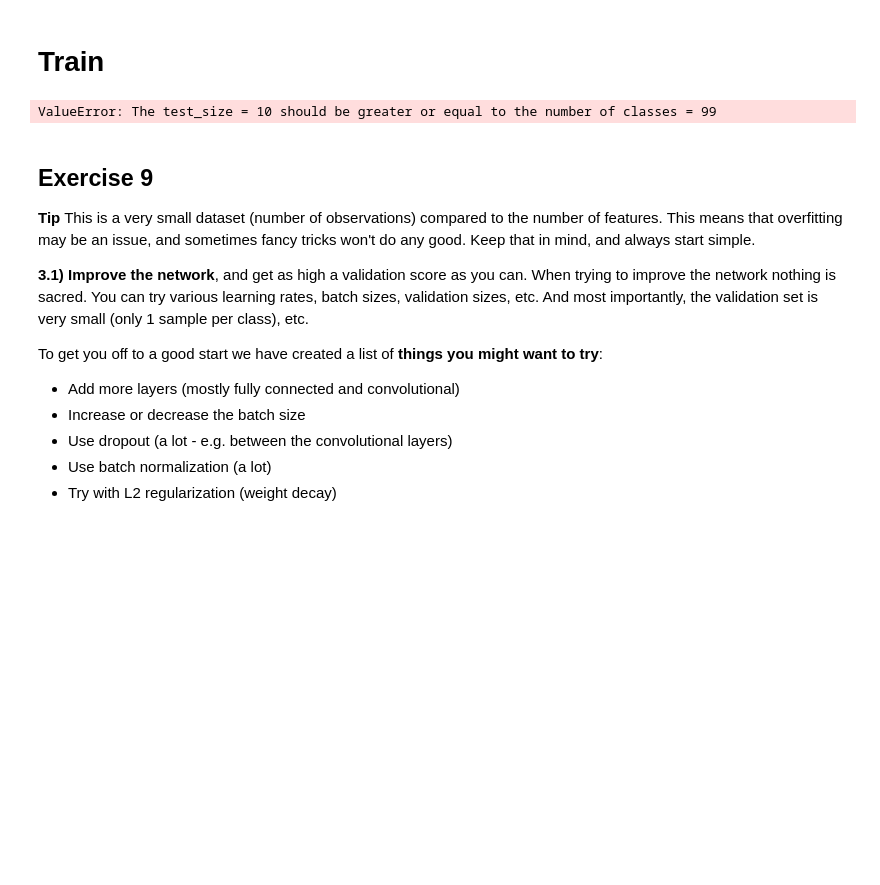
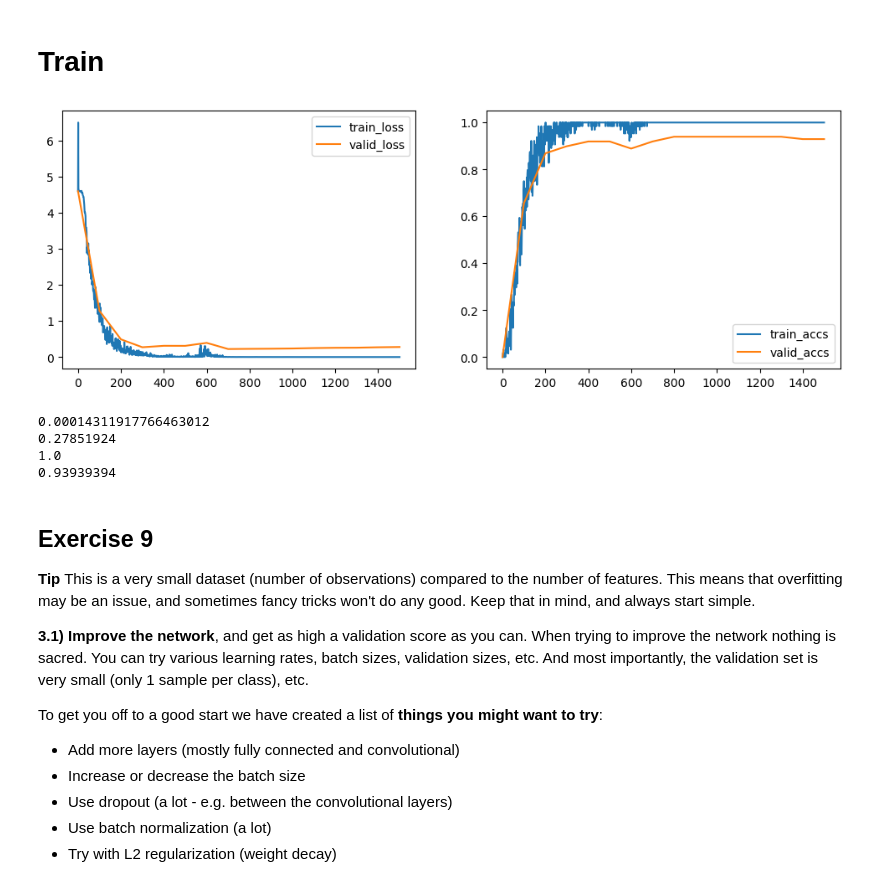
Before and after one commit to MarcelZelent/02456fork, a Jupyter notebook: 6_Mini_Project/6.1-EXE-Kaggle-Leaf-Challenge.ipynb, the cells around one changed output. Saved outputs shown, nothing was run; the diff lists cells and outputs as text; code cells hidden in the pictures; blank space fills up the shorter version.

```diff
--- a/6_Mini_Project/6.1-EXE-Kaggle-Leaf-Challenge.ipynb
+++ b/6_Mini_Project/6.1-EXE-Kaggle-Leaf-Challenge.ipynb
@@ -334,7 +378,7 @@ It simply manages the data in a nice way - so it is a good place to come back an
 5.1) As a part of the data loader, we should specify the shape of the images, number of classes, and the number of features for the three feature types: margin, shape and texture. Define the three variables in the code below.
 # %%
 # The image shape should be of the format (height, width, channels)
-IMAGE_SHAPE =   (50, 50, 1) # <-- Your answer here
+IMAGE_SHAPE =   (image_size[0], image_size[1], 1) # <-- Your answer here
 NUM_CLASSES =   99 # <-- Your answer here
 
 # For all three features types margin, shape, and texture, we have NUM_FEATURES for each type.
@@ -411,7 +455,7 @@ Choose a reasonable batch size the `batch_size = ?` parameter below, and note yo
 
  * **Answer:**
 # %%
-batch_size = 16
+batch_size = 64
 dummy_batch_gen = data_utils.batch_generator(data, batch_size=batch_size, num_classes=NUM_CLASSES, num_iterations=5e3, seed=42)
 train_batch = next(dummy_batch_gen.gen_train())
 valid_batch, i = next(dummy_batch_gen.gen_valid())
@@ -612,10 +808,11 @@ Net(
 8.1) Since this is a classification task we will use the cross-entropy loss. Define the cross-entropy loss as the loss function in the code below.
 # %%
 LEARNING_RATE = 0.001
+DECAY_RATE = 0.00
 criterion = nn.CrossEntropyLoss()        # <-- Your code here.
 
 # weight_decay is equal to L2 regularization
-optimizer = optim.Adam(net.parameters(), lr=LEARNING_RATE)
+optimizer = optim.Adam(net.parameters(), lr=LEARNING_RATE, weight_decay = DECAY_RATE)
 
 def accuracy(ys, ts):
     predictions = torch.max(ys, 1)[1]
@@ -660,7 +864,7 @@ RuntimeError: Given groups=1, weight of size [32, 1, 3, 3], expected input[64, 5
 # %%
 # Setup settings for training
 VALIDATION_SIZE = 0.1 # 0.1 is ~ 100 samples for validation
-max_iter = 1000
+max_iter = 1500
 log_every = 100
 eval_every = 100
 
@@ -719,35 +923,46 @@ for i, batch_train in enumerate(batch_gen.gen_train()):
     output = net(**get_input(batch_train))
     labels_argmax = torch.max(get_labels(batch_train), 1)[1]
     batch_loss = criterion(output['out'], labels_argmax)
 
     train_iter.append(i)
     train_loss.append(float(get_numpy(batch_loss)))
     train_accs.append(float(get_numpy(accuracy(output['out'], labels_argmax))))
 
     optimizer.zero_grad()
     batch_loss.backward()
     optimizer.step()
 
     # Log i figure
     if i % log_every == 0:
         fig = plt.figure(figsize=(12,4))
         plt.subplot(1, 2, 1)
         plt.plot(train_iter, train_loss, label='train_loss')
         plt.plot(valid_iter, valid_loss, label='valid_loss')
         plt.legend()
 
         plt.subplot(1, 2, 2)
         plt.plot(train_iter, train_accs, label='train_accs')
         plt.plot(valid_iter, valid_accs, label='valid_accs')
         plt.legend()
         plt.show()
         clear_output(wait=True)
-#         print("Train, it: {} loss: {:.2f} accs: {:.2f}".format(i, train_loss[-1], train_accs[-1]))
+        # print("Train, it: {} loss: {:.2f} accs: {:.2f}".format(i, train_loss[-1], train_accs[-1]))
 
     if max_iter < i:
+        # print("Train, it: {} loss: {:.2f} accs: {:.2f}".format(i, train_loss[-1], train_accs[-1]))
         break
 # %% [output]
-ValueError: The test_size = 10 should be greater or equal to the number of classes = 99
+[figure, added]
+# %%
+print(train_loss[-1])
+print(valid_loss[-1])
+print(train_accs[-1])
+print(max(valid_accs))
+# %% [output]
+0.00014311917766463012
+0.27851924
+1.0
+0.93939394
 # %% [markdown]
 ## Exercise 9
 
```
Also changed, not shown: parts of 20 cells of this notebook.
